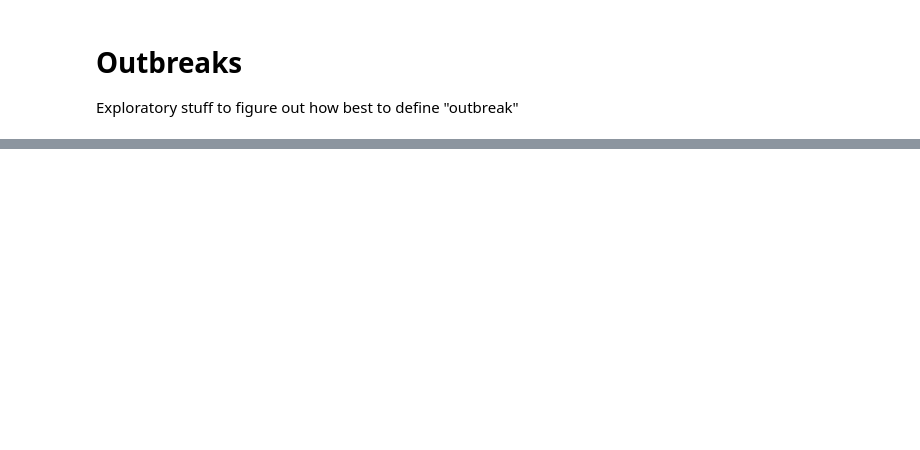
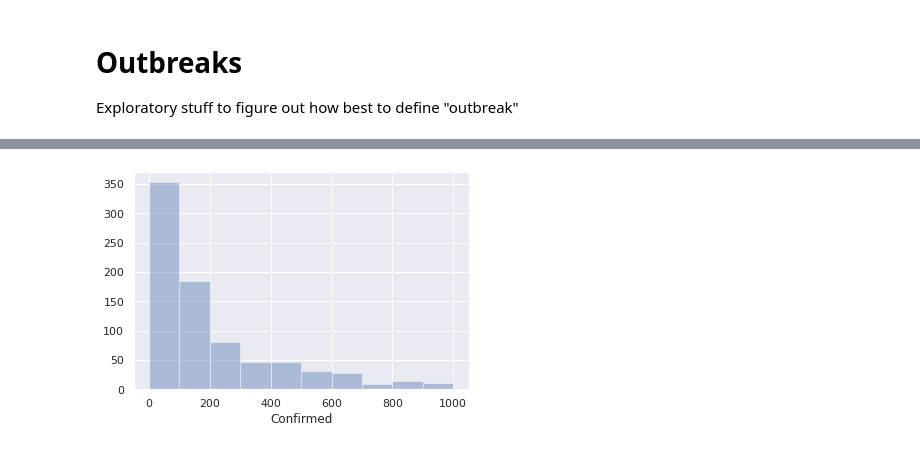
Before and after one commit to codeforkjeff/covid-19-stats, a Jupyter notebook: Outbreaks.ipynb, the cells around one changed output, grey strips where cells are left out. Drawn from its saved outputs; the diff is of its cells as text; code cells hidden in the pictures; blank space fills up the shorter version.

```diff
--- a/Outbreaks.ipynb
+++ b/Outbreaks.ipynb
@@ -82,0 +83,34 @@ s.set(xlim=(0,100));
+# %%
+# What's the distribution of Confirmed cases?
+
+sql = """
+select
+    CASE
+        WHEN Confirmed IS NULL OR Confirmed = 0 THEN 0
+        WHEN Confirmed <= 100 THEN 100
+        WHEN Confirmed <= 200 THEN 200
+        WHEN Confirmed <= 300 THEN 300
+        WHEN Confirmed <= 400 THEN 400
+        WHEN Confirmed <= 500 THEN 500
+        WHEN Confirmed <= 600 THEN 600
+        WHEN Confirmed <= 700 THEN 700
+        WHEN Confirmed <= 800 THEN 800
+        WHEN Confirmed <= 900 THEN 900
+        WHEN Confirmed <= 1000 THEN 1000
+        WHEN Confirmed <= 5000 THEN 5000
+        WHEN Confirmed <= 10000 THEN 10000
+        ELSE 100000
+    END
+    AS UpperLimit
+    ,Confirmed
+    ,1 as Testo
+from fact_counties_progress
+WHERE
+    Date = (select max(Date) from fact_counties_progress)
+    and TwoWeekAvg7DayConfirmedIncreasePct > 1.0
+"""
+
+df = psql.read_sql(sql, conn)
+
+# show counts using our custom field, to sanity check the distplot
+df.groupby('UpperLimit').UpperLimit.value_counts()
@@ -82,0 +133,9 @@ s.set(xlim=(0,100));
+# %%
+# this should match counts above
+
+s = sns.distplot(
+    df['Confirmed'],\
+    bins=[0, 100,200,300,400,500,600,700,800,900,1000],\
+    kde=False)
+# %% [output]
+[figure, added]
```
Also changed, not shown: parts of 2 cells of this notebook.
